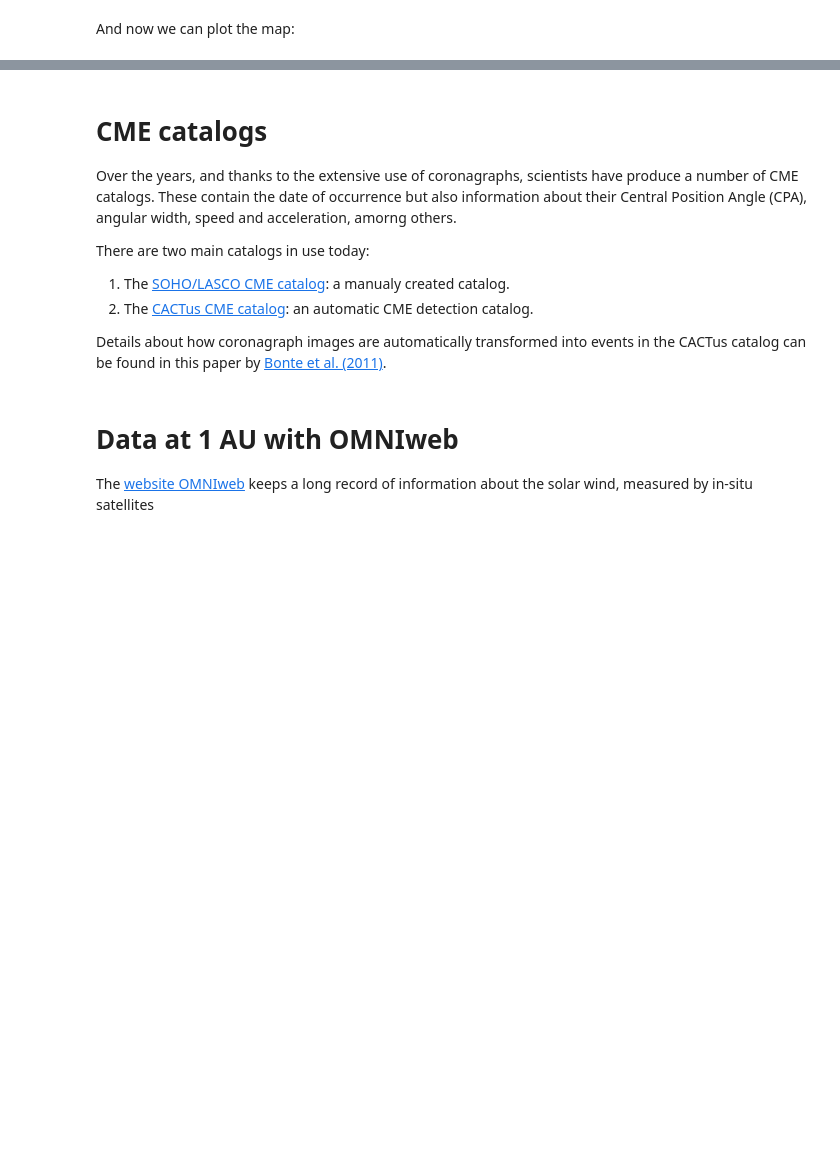
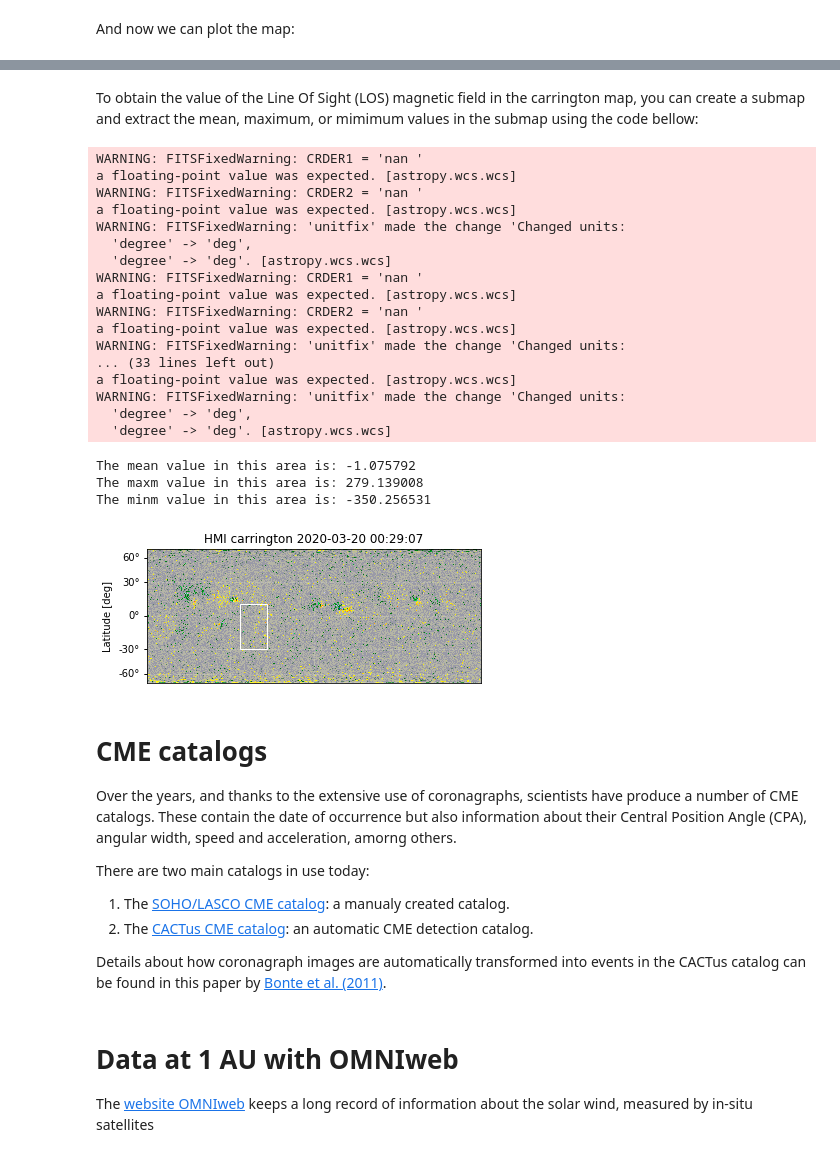
Before and after one commit to murci3lag0/notebooks, a Jupyter notebook: tutorials/SpaceWeatherCourse-2019/SWTools.ipynb, the cells around one changed output, grey strips where cells are left out. Drawn from its saved outputs; the diff is of its cells as text; code cells hidden in the pictures; blank space fills up the shorter version.

```diff
--- a/tutorials/SpaceWeatherCourse-2019/SWTools.ipynb
+++ b/tutorials/SpaceWeatherCourse-2019/SWTools.ipynb
@@ -431,4 +491,49 @@ plt.title("{} {}-{}".format(syn_map.meta['content'], syn_map.meta['CAR_ROT'],
 [figure]
+# %% [markdown]
+To obtain the value of the Line Of Sight (LOS) magnetic field in the carrington map, you can create a submap and extract the mean, maximum, or mimimum values in the submap using the code bellow:
+# %%
+from astropy.coordinates import SkyCoord
+import astropy.units as u
+
+width = 30 * u.deg
+height = 40 * u.deg
+x0 = 100 * u.deg
+y0 = -30 * u.deg
+bottom_left = SkyCoord(x0, y0, frame=syn_map.coordinate_frame)
+top_right = SkyCoord(x0 + width, y0 + height, frame=syn_map.coordinate_frame)
+
+syn_map.plot()
+syn_map.draw_rectangle(bottom_left, width, height)
+
+sub_syn_map = syn_map.submap(bottom_left, top_right)
+mea = sub_syn_map.mean()
+maa = sub_syn_map.max()
+mii = sub_syn_map.min()
+print("The mean value in this area is: %f" % (mea))
+print("The maxm value in this area is: %f" % (maa))
+print("The minm value in this area is: %f" % (mii))
+# %% [output]
+WARNING: FITSFixedWarning: CRDER1 = 'nan '
+a floating-point value was expected. [astropy.wcs.wcs]
+WARNING: FITSFixedWarning: CRDER2 = 'nan '
+a floating-point value was expected. [astropy.wcs.wcs]
+WARNING: FITSFixedWarning: 'unitfix' made the change 'Changed units:
+  'degree' -> 'deg',
+  'degree' -> 'deg'. [astropy.wcs.wcs]
+WARNING: FITSFixedWarning: CRDER1 = 'nan '
+a floating-point value was expected. [astropy.wcs.wcs]
+WARNING: FITSFixedWarning: CRDER2 = 'nan '
+a floating-point value was expected. [astropy.wcs.wcs]
+WARNING: FITSFixedWarning: 'unitfix' made the change 'Changed units:
+... (33 lines left out)
+a floating-point value was expected. [astropy.wcs.wcs]
+WARNING: FITSFixedWarning: 'unitfix' made the change 'Changed units:
+  'degree' -> 'deg',
+  'degree' -> 'deg'. [astropy.wcs.wcs]
+The mean value in this area is: -1.075792
+The maxm value in this area is: 279.139008
+The minm value in this area is: -350.256531
+[figure, added]
 # %% [markdown]
 # CME catalogs
 
@@ -439,7 +544,7 @@ There are two main catalogs in use today:
 1. The [SOHO/LASCO CME catalog](https://cdaw.gsfc.nasa.gov/CME_list/): a manualy created catalog.
 2. The [CACTus CME catalog](http://sidc.oma.be/cactus/catalog.php): an automatic CME detection catalog.
 
-Details about how coronagraph images are automatically transformed into events in the CACTus catalog can be found in this paper by [Bonte et al. (2011)](chttps://link.springer.com/article/10.1007%2Fs11207-011-9740-7).
+Details about how coronagraph images are automatically transformed into events in the CACTus catalog can be found in this paper by [Bonte et al. (2011)](https://link.springer.com/article/10.1007%2Fs11207-011-9740-7).
 # %% [markdown]
 # Data at 1 AU with OMNIweb
 
```
Also changed, not shown: parts of 38 cells of this notebook.
